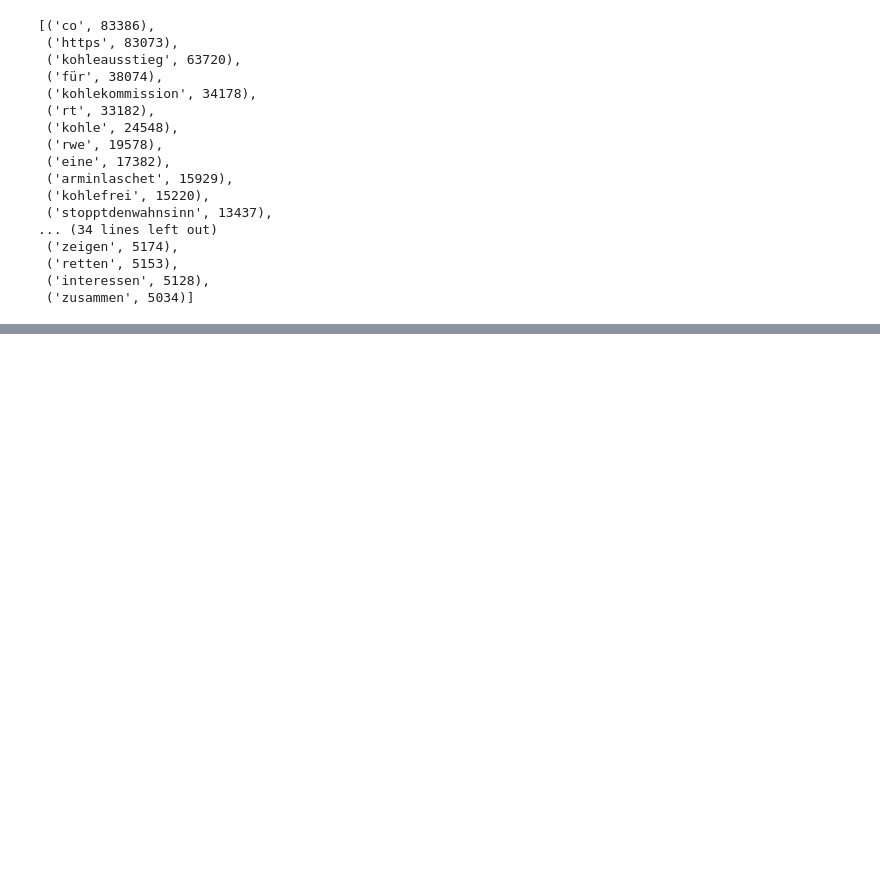
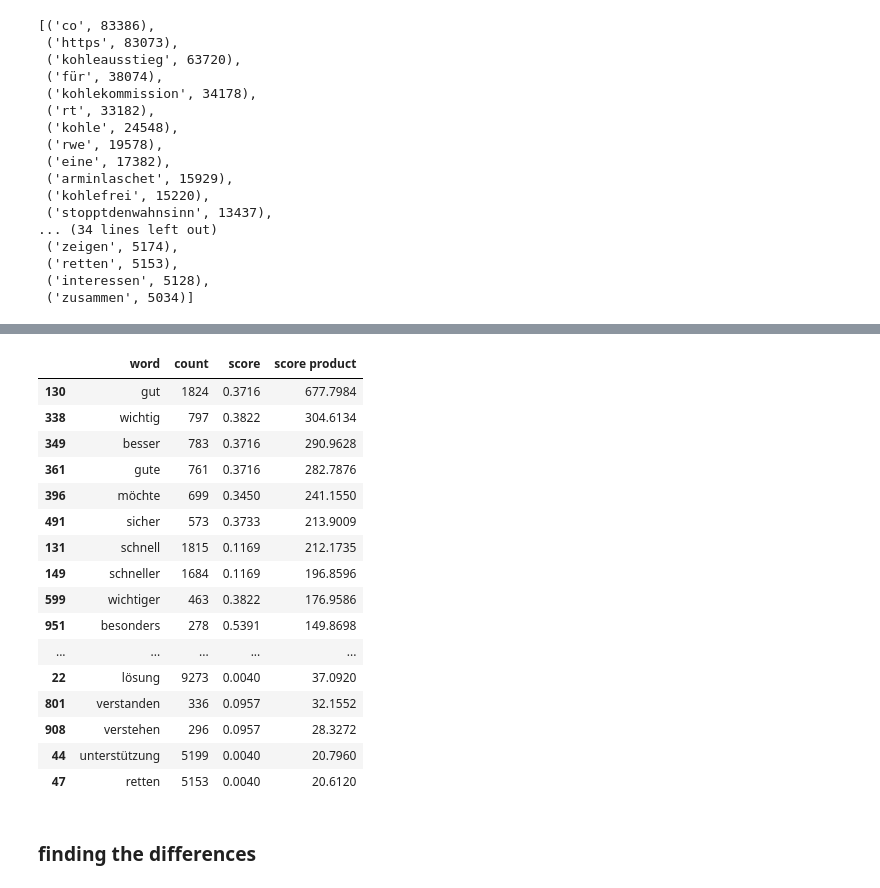
Before and after one commit to yuantinglee/twitter-discourse, a Jupyter notebook: analysis/word_shifts.ipynb, the cells around one changed output, grey strips where cells are left out. Saved outputs shown, nothing was run; the diff lists cells and outputs as text; code cells hidden in the pictures; blank space fills up the shorter version.

```diff
--- a/analysis/word_shifts.ipynb
+++ b/analysis/word_shifts.ipynb
@@ -427,0 +463,22 @@ df_sample_after_scores
+# %%
+df_sample_after_scores.sort_values(by=['score product'], ascending=False)[:20]
+# %% [output]
+|  | word | count | score | score product |
+| 130 | gut | 1824 | 0.3716 | 677.7984 |
+| 338 | wichtig | 797 | 0.3822 | 304.6134 |
+| 349 | besser | 783 | 0.3716 | 290.9628 |
+| 361 | gute | 761 | 0.3716 | 282.7876 |
+| 396 | möchte | 699 | 0.3450 | 241.1550 |
+| 491 | sicher | 573 | 0.3733 | 213.9009 |
+| 131 | schnell | 1815 | 0.1169 | 212.1735 |
+| 149 | schneller | 1684 | 0.1169 | 196.8596 |
+| 599 | wichtiger | 463 | 0.3822 | 176.9586 |
+| 951 | besonders | 278 | 0.5391 | 149.8698 |
+| ... | ... | ... | ... | ... |
+| 22 | lösung | 9273 | 0.0040 | 37.0920 |
+| 801 | verstanden | 336 | 0.0957 | 32.1552 |
+| 908 | verstehen | 296 | 0.0957 | 28.3272 |
+| 44 | unterstützung | 5199 | 0.0040 | 20.7960 |
+| 47 | retten | 5153 | 0.0040 | 20.6120 |
+# %% [markdown]
+### finding the differences
```
Also changed, not shown: parts of 8 cells of this notebook, 2 other files.
